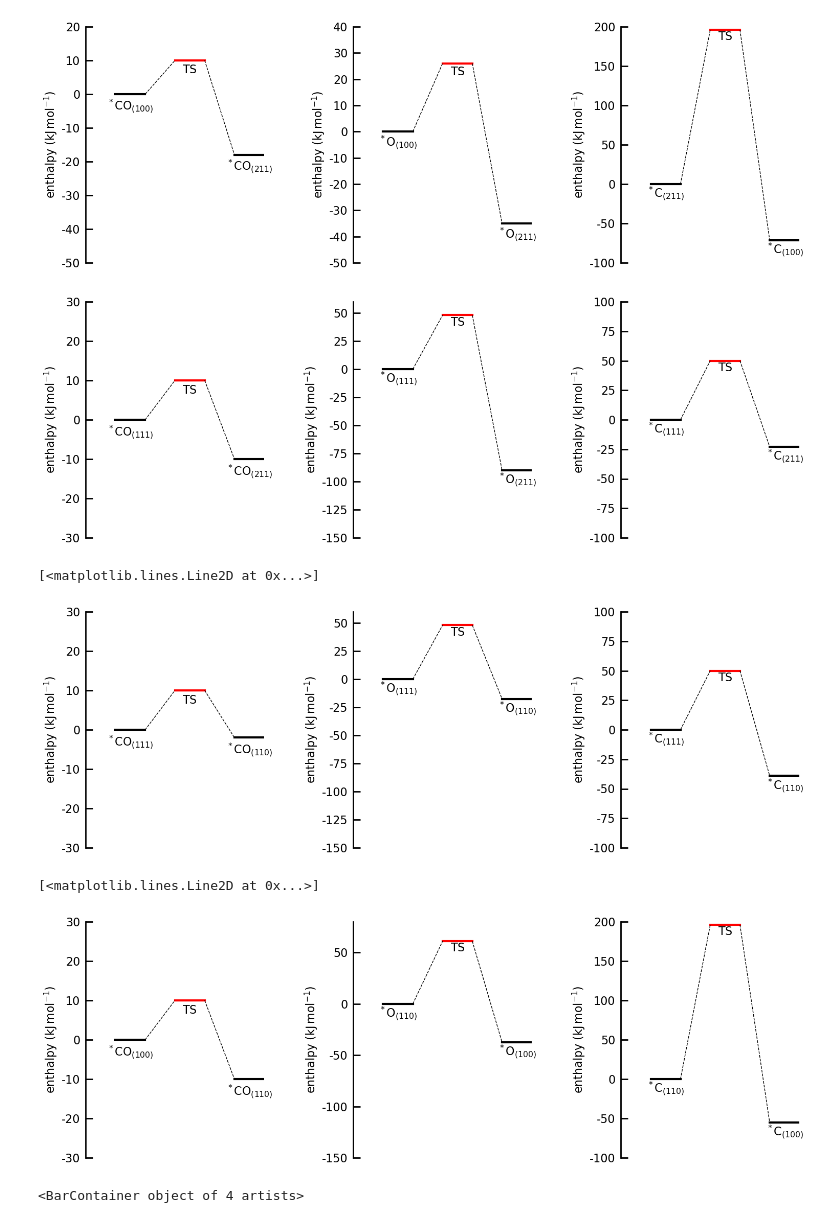
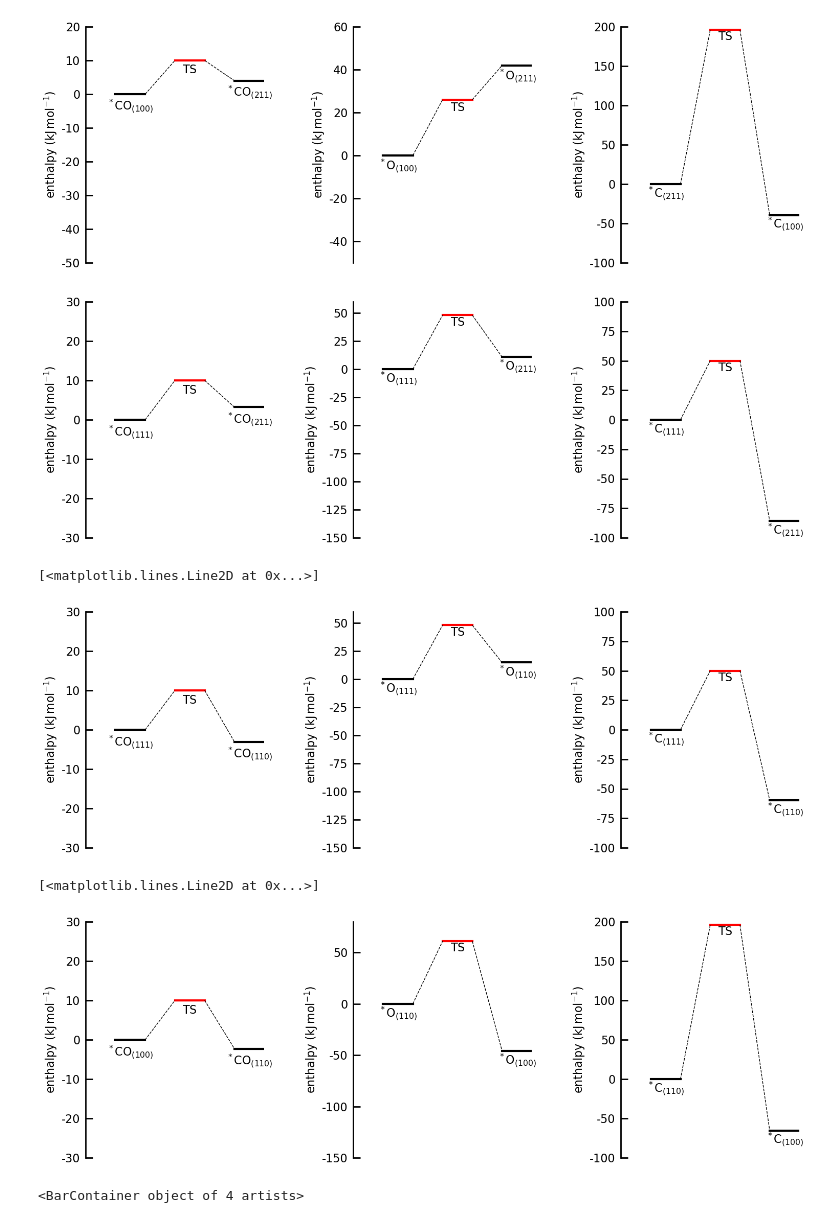
Before and after one commit to bjkreitz/multifacet, a Jupyter notebook: TPD/scripts/Diffusion_PES.ipynb, the cells around one changed output. Cells and saved outputs as stored; diff of their text form; code cells hidden in the pictures.

Commit message:
update yaml with diffusion barriers

```diff
--- a/TPD/scripts/Diffusion_PES.ipynb
+++ b/TPD/scripts/Diffusion_PES.ipynb
@@ -34,7 +34,7 @@ T=298 #Initial temperature in K
 p=1 #pressure in bar
 
 # input file containing the surface reaction mechanism
-cti_file = 'Multifacet_mechanism_flipped_reactions_covdep.yaml'
+cti_file = '../multifacet.yaml'
 
 # import the gas model and set the initial conditions
 gas = ct.Solution(cti_file, 'gas')
@@ -78,7 +78,7 @@ ax0.spines['top'].set_visible(False)
 ax0.spines['bottom'].set_visible(False)
 ax0.set_ylabel('$\mathrm{enthalpy\ (kJ\,mol^{-1})}$')
 
-ax1.set_ylim([-50,40])
+ax1.set_ylim([-50,60])
 ax1.set_xlim([0,3])
 ax1.get_xaxis().set_visible(False)
 ax1.spines['right'].set_visible(False)
@@ -146,34 +146,34 @@ ax1.text(2.75,final-va_offset,'$\mathrm{^*O_{(211)}}$',va='top',ha='center',size
 #connecting lines
 ax1.plot((1,1.5),(initial,ts),linestyle='dashed',color='k', linewidth=1)
 ax1.plot((2,2.5),(ts,final),linestyle='dashed',color='k', linewidth=1)
 
 ####C
 idx=surf211.species_index(3)
 Hf_C_211=surf211.standard_enthalpies_RT[idx]*ct.gas_constant*T/1e6
 Hf_C_100=surf100.standard_enthalpies_RT[idx]*ct.gas_constant*T/1e6
 Hf_ref=Hf_C_211
 #C_211
 initial=Hf_C_211-Hf_ref
 ax2.plot((0.5,1),(initial,initial),linestyle='solid',color='k')
 ax2.text(0.75,initial-va_offset,'$\mathrm{^*C_{(211)}}$',va='top',ha='center',size=16)
 
 #C_211
 ts=Hf_C_211-Hf_ref+196
 ax2.plot((1.5,2),(ts,ts),linestyle='solid',color='r')
 ax2.text(1.75,ts-va_offset,'$\mathrm{TS}$',va='top',ha='center',size=16)
 
 #C_100
 final=Hf_C_100-Hf_ref
 ax2.plot((2.5,3),(final,final),linestyle='solid',color='k')
 ax2.text(2.75,final-va_offset,'$\mathrm{^*C_{(100)}}$',va='top',ha='center',size=16)
 
 #connecting lines
 ax2.plot((1,1.5),(initial,ts),linestyle='dashed',color='k', linewidth=1)
 ax2.plot((2,2.5),(ts,final),linestyle='dashed',color='k', linewidth=1)
 
 plt.savefig('diffusion_barriers_211to100.pdf', bbox_inches='tight', transparent=False)
 # %% [output]
-[figure, old version]
+[figure, new version]
 # %%
 gs = gridspec.GridSpec(nrows=1, ncols=3)
 gs.update(wspace=0.5, hspace=0.4)
@@ -285,7 +285,7 @@ ax2.plot((2,2.5),(ts,final),linestyle='dashed',color='k', linewidth=1)
 
 plt.savefig('diffusion_barriers_111to211.pdf', bbox_inches='tight', transparent=False)
 # %% [output]
-[figure, old version]
+[figure, new version]
 # %%
 gs = gridspec.GridSpec(nrows=1, ncols=3)
 gs.update(wspace=0.5, hspace=0.4)
@@ -398,7 +398,7 @@ ax2.plot((2,2.5),(ts,final),linestyle='dashed',color='k', linewidth=1)
 #plt.savefig('diffusion_barriers_111to211.pdf', bbox_inches='tight', transparent=False)
 # %% [output]
 [<matplotlib.lines.Line2D at 0x...>]
-[figure, old version]
+[figure, new version]
 # %%
 gs = gridspec.GridSpec(nrows=1, ncols=3)
 gs.update(wspace=0.5, hspace=0.4)
@@ -510,7 +510,7 @@ ax2.plot((2,2.5),(ts,final),linestyle='dashed',color='k', linewidth=1)
 #plt.savefig('diffusion_barriers_111to211.pdf', bbox_inches='tight', transparent=False)
 # %% [output]
 [<matplotlib.lines.Line2D at 0x...>]
-[figure, old version]
+[figure, new version]
 # %%
 # Compare the different enthalpies of formation of the species
 gs = gridspec.GridSpec(nrows=1, ncols=4)
```
Also changed, not shown: 12 other files.
